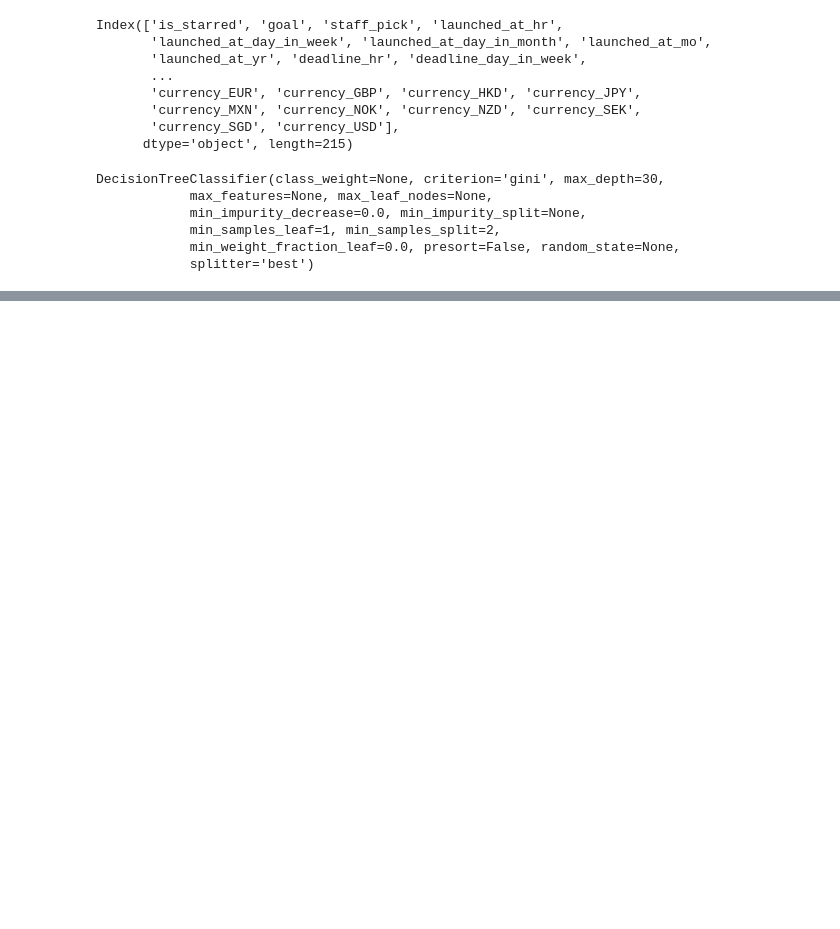
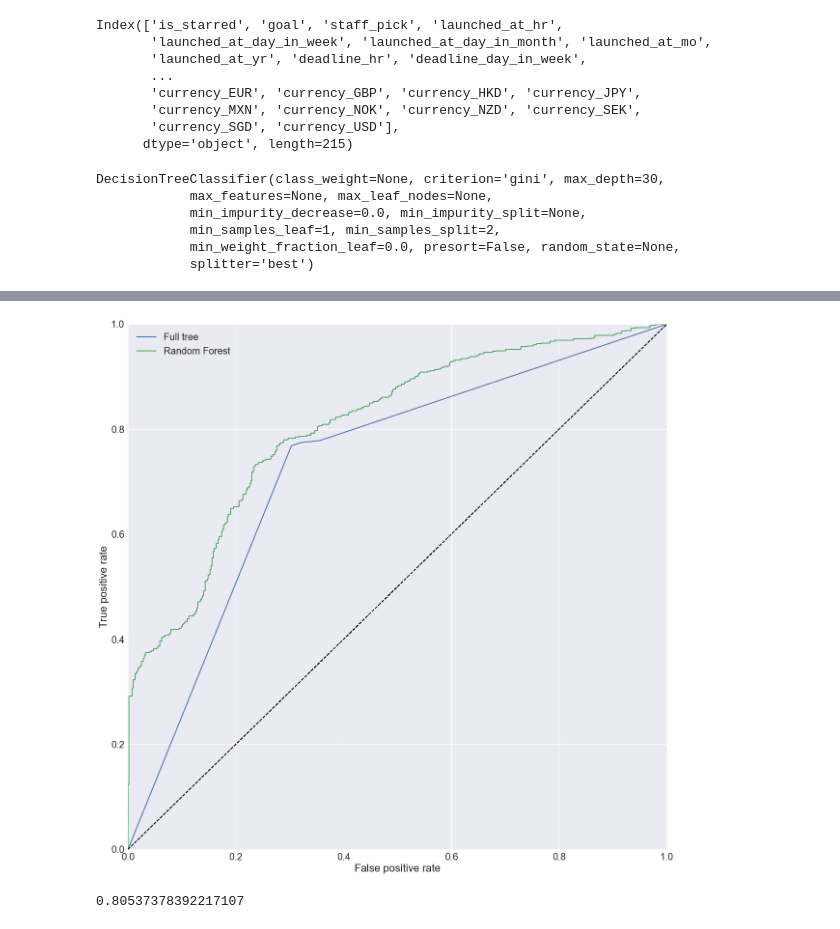
Before and after one commit to etoister/Kickstarter, a Jupyter notebook: Kicker Oracle.ipynb, the cells around one changed output, grey strips where cells are left out. Saved outputs shown, nothing was run; the diff lists cells and outputs as text; code cells hidden in the pictures; blank space fills up the shorter version.

```diff
--- a/Kicker Oracle.ipynb
+++ b/Kicker Oracle.ipynb
@@ -597,0 +635,6 @@ tree_clf.fit (X_train, Y_train)
+# %%
+from sklearn.ensemble import RandomForestClassifier
+
+rnd_clf = RandomForestClassifier(n_estimators = 1000, max_depth = 2, n_jobs= -1)
+rnd_clf.fit (X_train, Y_train)
+y_pred_rf = rnd_clf.predict(X_test)
@@ -597,0 +654,13 @@ tree_clf.fit (X_train, Y_train)
+# %%
+y_rf_proba = rnd_clf.predict_proba(X_test)
+fpr_rf, tpr_rf, thresholds_rf = roc_curve(Y_test, y_rf_proba[:,1])
+plot_roc_curve (fpr, tpr, "Full tree")
+plot_roc_curve (fpr_rf, tpr_rf, "Random Forest")
+plt.legend(loc = "best")
+plt.show()
+# %% [output]
+[figure, added]
+# %%
+roc_auc_score(Y_test, y_rf_proba[:,1])
+# %% [output]
+0.80537378392217107
```
Also changed, not shown: parts of 63 cells of this notebook.
